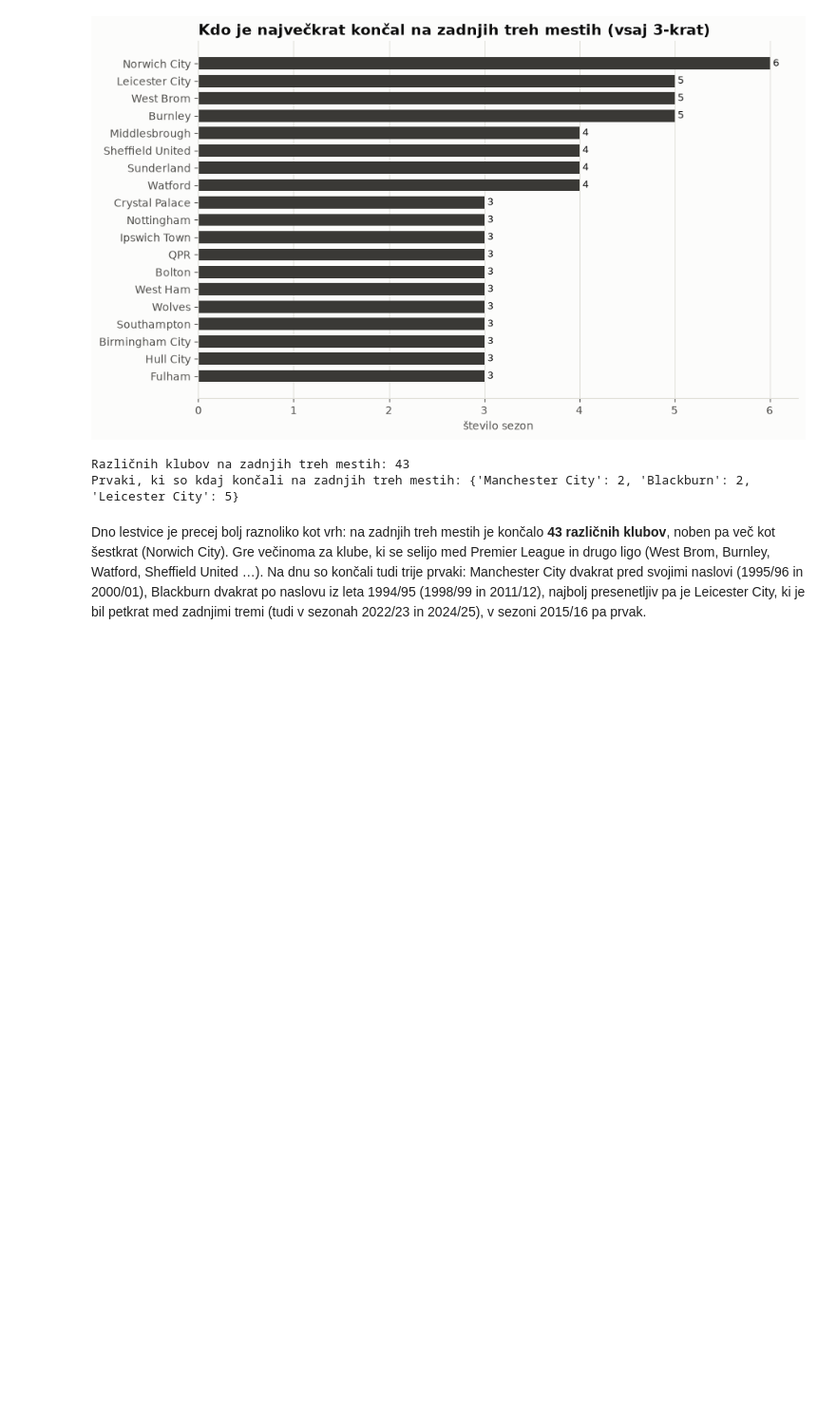
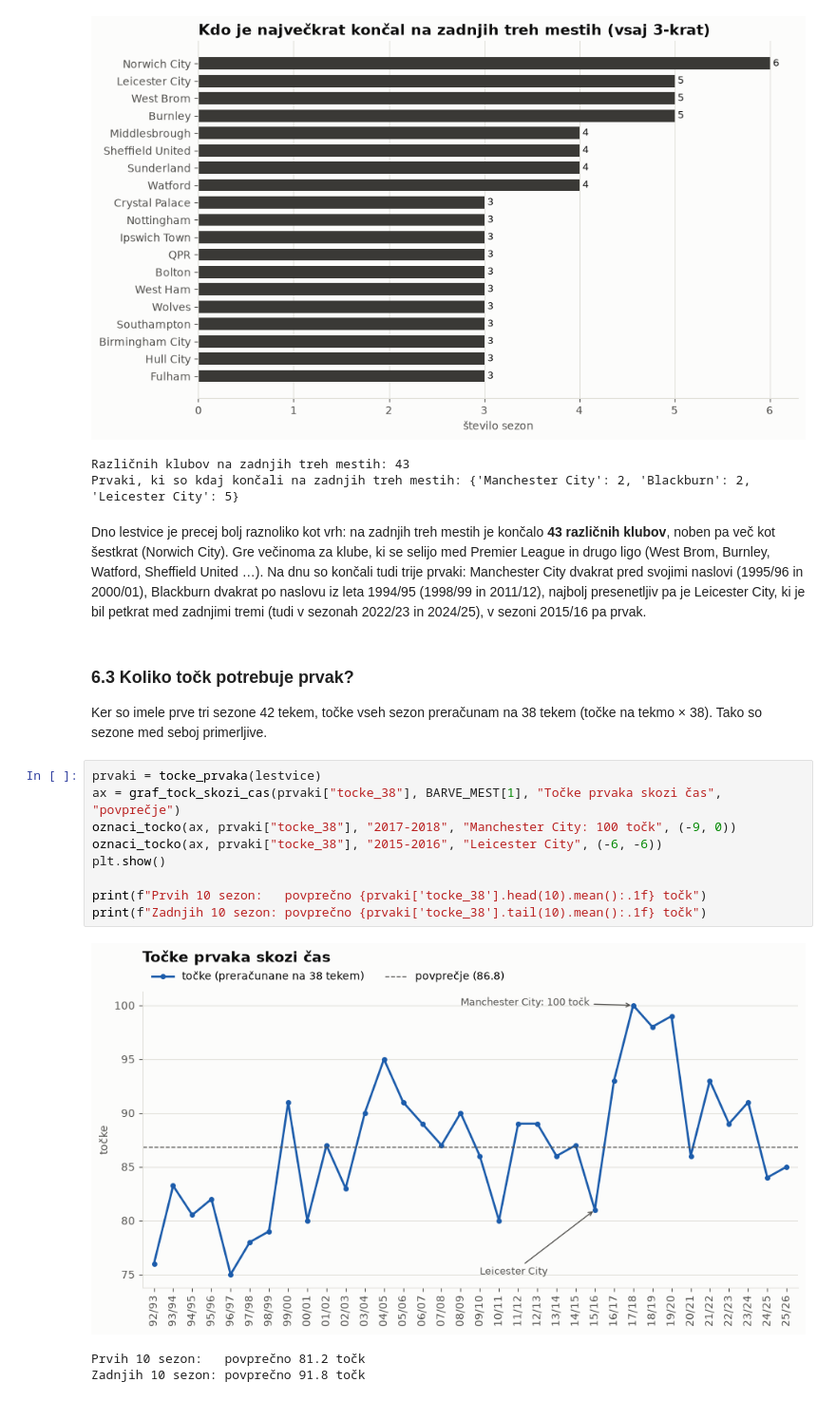
Before and after one commit to aljazzorc/projekt-uvp, a Jupyter notebook: analiza.ipynb, the cells around one changed output. Shown at 95% size. Drawn from its saved outputs; the diff is of its cells as text; blank space fills up the shorter version.

Commit message:
tocke prvakov proti izpadlim

```diff
--- a/analiza.ipynb
+++ b/analiza.ipynb
@@ -468,3 +470,21 @@ Sheffield United …). Na dnu so končali tudi trije prvaki: Manchester City dva
 svojimi naslovi (1995/96 in 2000/01), Blackburn dvakrat po naslovu iz leta 1994/95
 (1998/99 in 2011/12), najbolj presenetljiv pa je Leicester City, ki je bil petkrat
 med zadnjimi tremi (tudi v sezonah 2022/23 in 2024/25), v sezoni 2015/16 pa prvak.
+# %% [markdown]
+### 6.3 Koliko točk potrebuje prvak?
+
+Ker so imele prve tri sezone 42 tekem, točke vseh sezon preračunam na 38 tekem
+(točke na tekmo × 38). Tako so sezone med seboj primerljive.
+# %%
+prvaki = tocke_prvaka(lestvice)
+ax = graf_tock_skozi_cas(prvaki["tocke_38"], BARVE_MEST[1], "Točke prvaka skozi čas", "povprečje")
+oznaci_tocko(ax, prvaki["tocke_38"], "2017-2018", "Manchester City: 100 točk", (-9, 0))
+oznaci_tocko(ax, prvaki["tocke_38"], "2015-2016", "Leicester City", (-6, -6))
+plt.show()
+
+print(f"Prvih 10 sezon:   povprečno {prvaki['tocke_38'].head(10).mean():.1f} točk")
+print(f"Zadnjih 10 sezon: povprečno {prvaki['tocke_38'].tail(10).mean():.1f} točk")
+# %% [output]
+[figure, added]
+Prvih 10 sezon:   povprečno 81.2 točk
+Zadnjih 10 sezon: povprečno 91.8 točk
```
Also changed, not shown: parts of 8 cells of this notebook, 2 other files.
